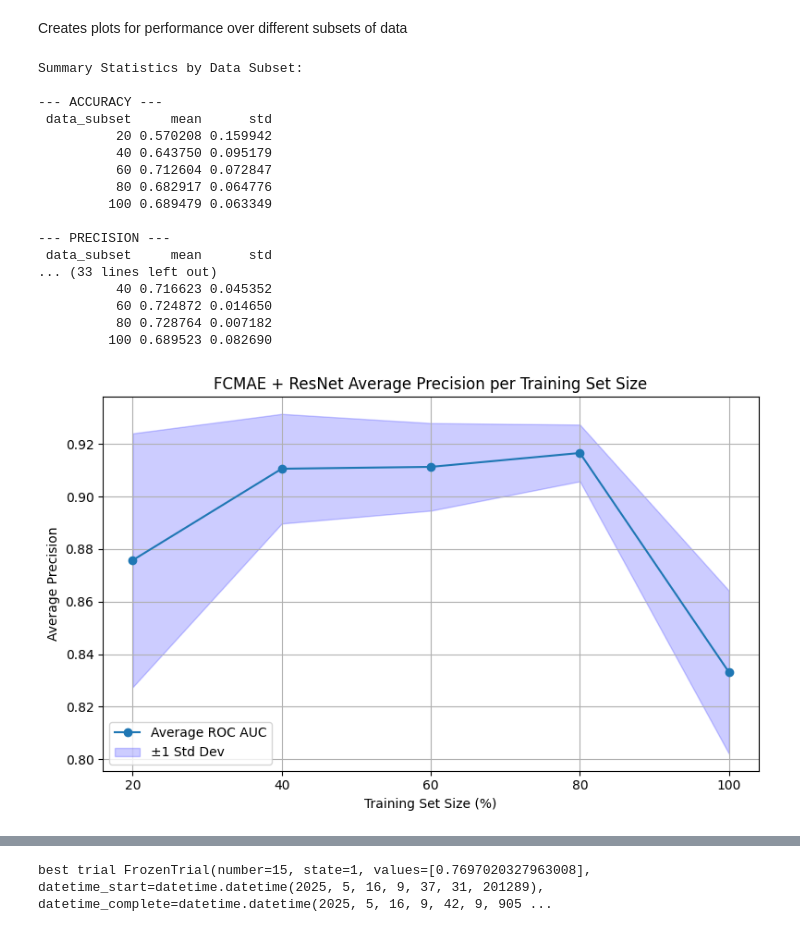
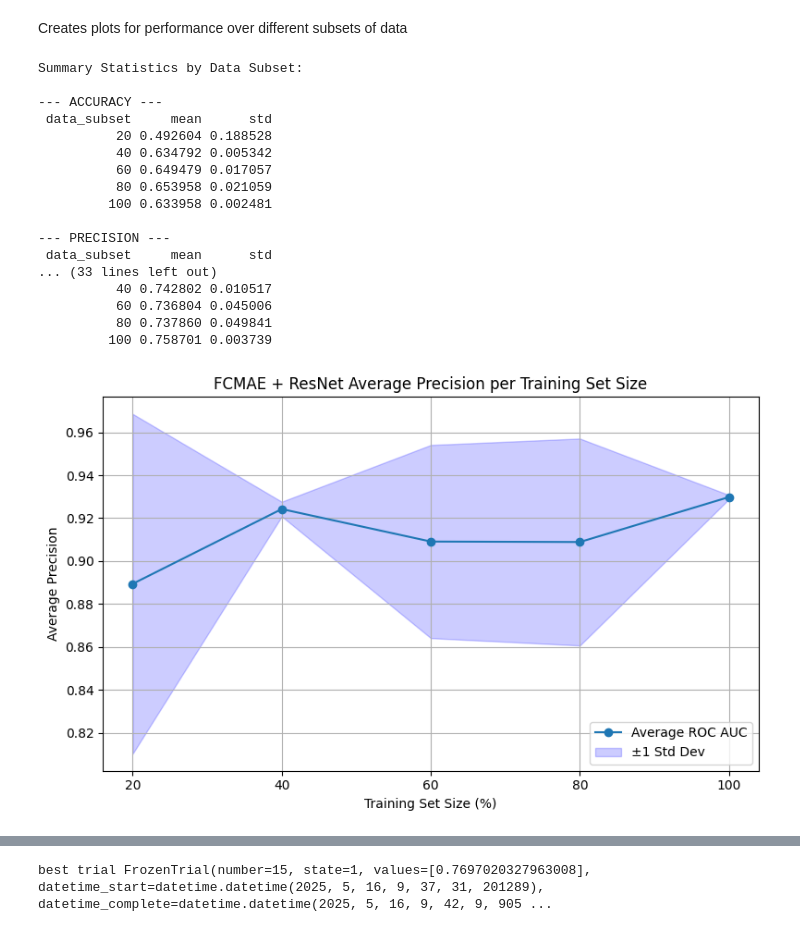
Before and after one commit to noorwertheim/Master-Thesis, a Jupyter notebook: notebooks/plot.ipynb, the cells around one changed output, grey strips where cells are left out. Cells and saved outputs as stored; diff of their text form; code cells hidden in the pictures.

```diff
--- a/notebooks/plot.ipynb
+++ b/notebooks/plot.ipynb
@@ -111,13 +111,9 @@ import matplotlib.pyplot as plt
 import os
 
 # Load results
-dataset_name = "FCMAE_resnet_subset_runs.csv"
+dataset_name = "resnet_subset_runs.csv"
 path = os.path.join(results_path, dataset_name)
 df = pd.read_csv(path)
-if dataset_name == "FCMAE_resnet_subset_runs.csv":
-    column_names = ["run", "data_subset", "accuracy", "precision", "recall", "f1", "average_precision", "roc_auc"]
-    # Load the CSV with headers manually added
-    df = pd.read_csv(path, header=None, names=column_names)
 
 metrics = ["accuracy", "precision", "recall", "f1", "average_precision", "roc_auc"]
 
@@ -133,43 +129,43 @@ for metric in metrics:
 grouped = df.groupby('data_subset')['average_precision'].agg(['mean', 'std']).reset_index()
 
 # grouped = df.groupby('data_subset')['precision'].agg(['mean', 'std']).reset_index()
 
 
 # Plotting
 plt.figure(figsize=(8, 5))
 plt.plot(grouped['data_subset'], grouped['mean'], marker='o', label='Average ROC AUC')
 plt.fill_between(grouped['data_subset'],
                  grouped['mean'] - grouped['std'],
                  grouped['mean'] + grouped['std'],
                  color='blue', alpha=0.2, label='±1 Std Dev')
 
 plt.xticks(grouped['data_subset'])
 plt.xlabel("Training Set Size (%)")
 plt.ylabel("Average Precision")
 plt.title("FCMAE + ResNet Average Precision per Training Set Size")
 plt.legend()
 plt.grid(True)
 plt.tight_layout()
 plt.show()
 # %% [output]
 Summary Statistics by Data Subset:
 
 --- ACCURACY ---
  data_subset     mean      std
-          20 0.570208 0.159942
-          40 0.643750 0.095179
-          60 0.712604 0.072847
-          80 0.682917 0.064776
-         100 0.689479 0.063349
+          20 0.492604 0.188528
+          40 0.634792 0.005342
+          60 0.649479 0.017057
+          80 0.653958 0.021059
+         100 0.633958 0.002481
 
 --- PRECISION ---
  data_subset     mean      std
 ... (33 lines left out)
-          40 0.716623 0.045352
-          60 0.724872 0.014650
-          80 0.728764 0.007182
-         100 0.689523 0.082690
+          40 0.742802 0.010517
+          60 0.736804 0.045006
+          80 0.737860 0.049841
+         100 0.758701 0.003739
-[figure, old version]
+[figure, new version]
 # %%
 # Plotting both lines in one figure
 import pandas as pd
```
Also changed, not shown: parts of 3 cells of this notebook, 4 other files.
